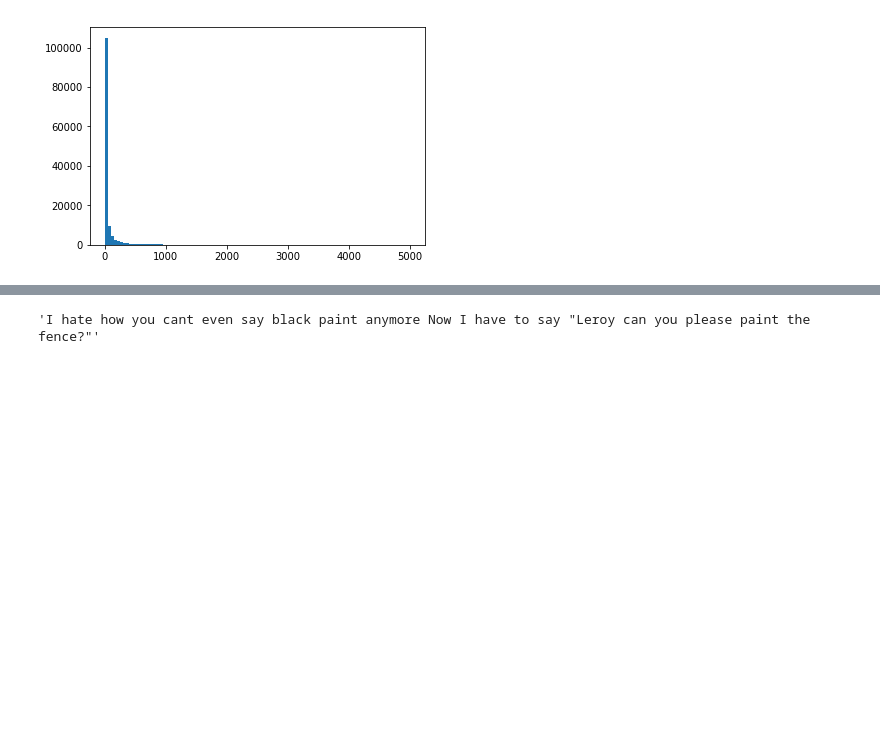
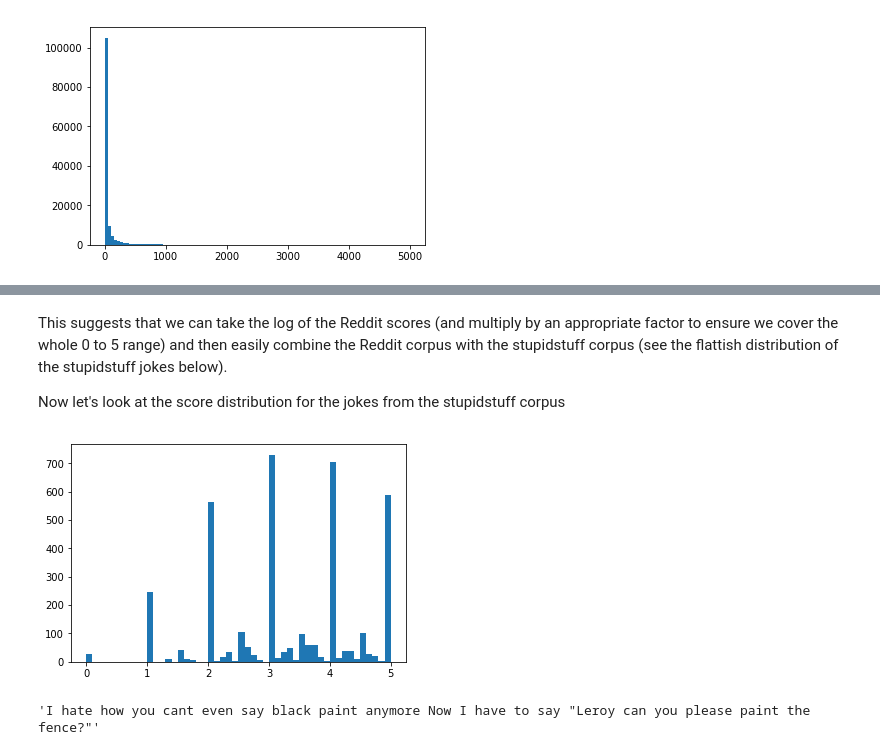
Before and after one commit to thedch/funnynet, a Jupyter notebook: funnynet.ipynb, the cells around one changed output, grey strips where cells are left out. Drawn from its saved outputs; the diff is of its cells as text; code cells hidden in the pictures; blank space fills up the shorter version.

```diff
--- a/funnynet.ipynb
+++ b/funnynet.ipynb
@@ -55,3 +61,6 @@ scores = [joke['score'] for joke in rated_jokes]
 np.mean(scores),np.max(scores)
 # %% [output]
 (172.94791416025024, 48526)
+# %%
+stupid_scores = [joke['rating'] for joke in stupid_jokes]
+np.mean(stupid_scores),np.max(stupid_scores)
@@ -77,3 +106,12 @@ Next up, let's combine all the jokes in title->body format.
+# %% [markdown]
+This suggests that we can take the log of the Reddit scores (and multiply by an appropriate factor to ensure we cover the whole 0 to 5 range) and then easily combine the Reddit corpus with the stupidstuff corpus (see the flattish distribution of the stupidstuff jokes below).
+
+Now let's look at the score distribution for the jokes from the stupidstuff corpus
+# %%
+stupid_scores_for_hist = [score for score in stupid_scores if score<=5]
+plt.hist(stupid_scores_for_hist,bins=50);
+# %% [output]
+[figure, added]
 # %%
 title_body = [joke['title']+' '+joke['body'] for joke in rated_jokes]
 title_body[0]
```
Also changed, not shown: parts of 19 cells of this notebook.
